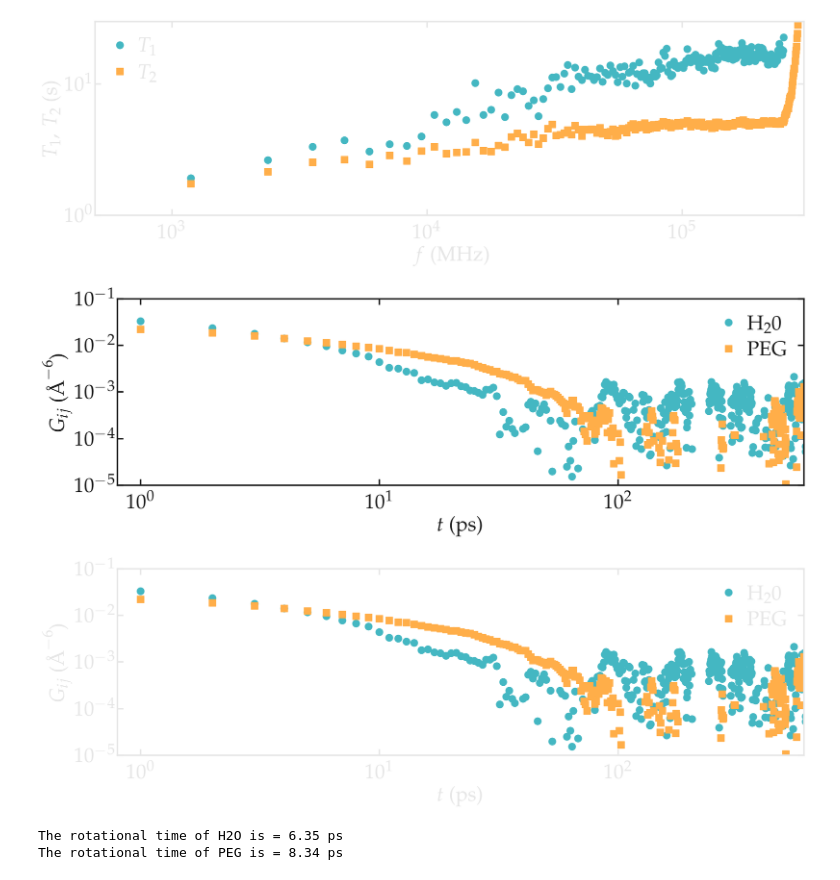
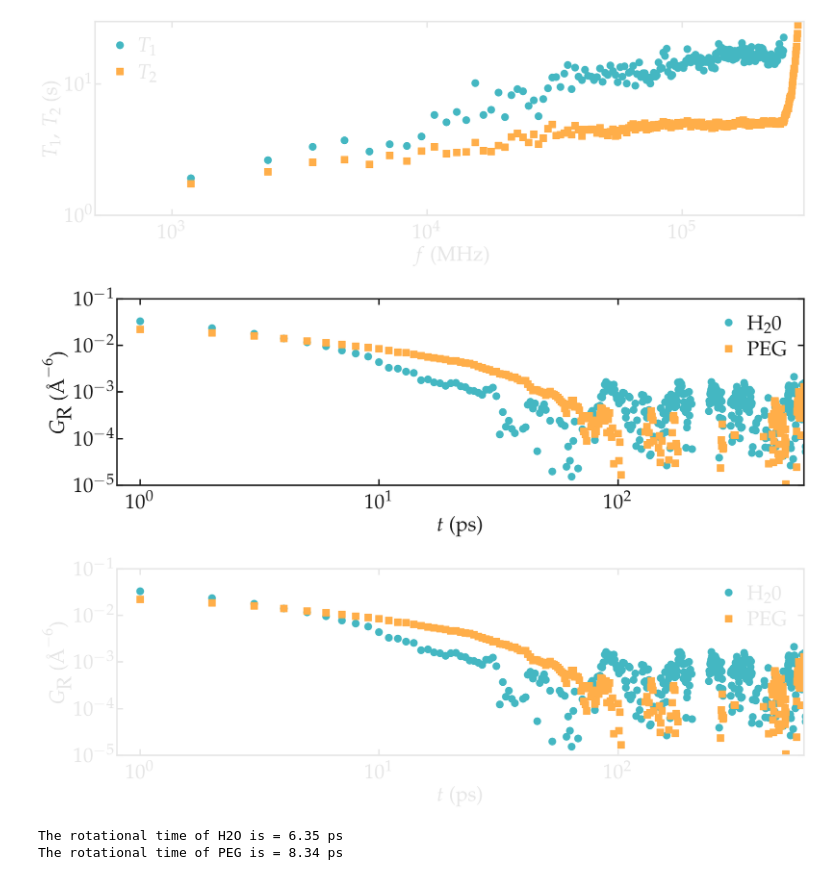
Before and after one commit to simongravelle/nmrformd, a Jupyter notebook: examples/tutorials/isotropic-systems.ipynb, the cells around one changed output. Saved outputs shown, nothing was run; the diff lists cells and outputs as text; code cells hidden in the pictures.

```diff
--- a/examples/tutorials/isotropic-systems.ipynb
+++ b/examples/tutorials/isotropic-systems.ipynb
@@ -70,18 +70,18 @@ G_intra_PEG = nmr_PEG_intra.gij[0]
 # %%
 filename = "Gintra"
 for mode, mygray in zip(['light', 'dark'], [colors["mylightgray"], colors["mydarkgray"]]):
     fig = plt.figure(figsize=(18,6))
     ax, n, l_tot, c_tot = [], 0, 1, 1
     n += 1
     ax.append(plt.subplot(l_tot, c_tot, n))
     ax[-1].loglog(t, G_intra_H2O, 'o', color=colors["mycyan"], markersize = 12, linewidth=4, label=r'H$_2$0')
     ax[-1].loglog(t, G_intra_PEG, 's', color=colors["myorange"], markersize = 12, linewidth=4, label=r'PEG')
-    complete_panel(ax[-1], r'$t$ (ps)', r'$G_{ij}$ ($\mathrm{\AA}^{-6}$)', legend=True, axis_color=mygray, xpad=15)
+    complete_panel(ax[-1], r'$t$ (ps)', r'$G_\textrm{R}$ ($\mathrm{\AA}^{-6}$)', legend=True, axis_color=mygray, xpad=15)
     set_boundaries(plt, x_boundaries=(0.8, 6e2), y_boundaries=(1e-5, 0.1)) # x_ticks=np.arange(-1, 0.2, 0.2)
     # add_subplotlabels(fig, ax, ["a", "b"], color=mygray)
     save_figure(fig, mode, git_path, path_figures, filename)
 # %% [output]
-[figure, old version]
+[figure, new version]
 [figure]
 # %%
 tau_rot_H2O = np.round(np.trapz(G_intra_H2O, t)/G_intra_H2O[0],2)
```
Also changed, not shown: 2 other files.
